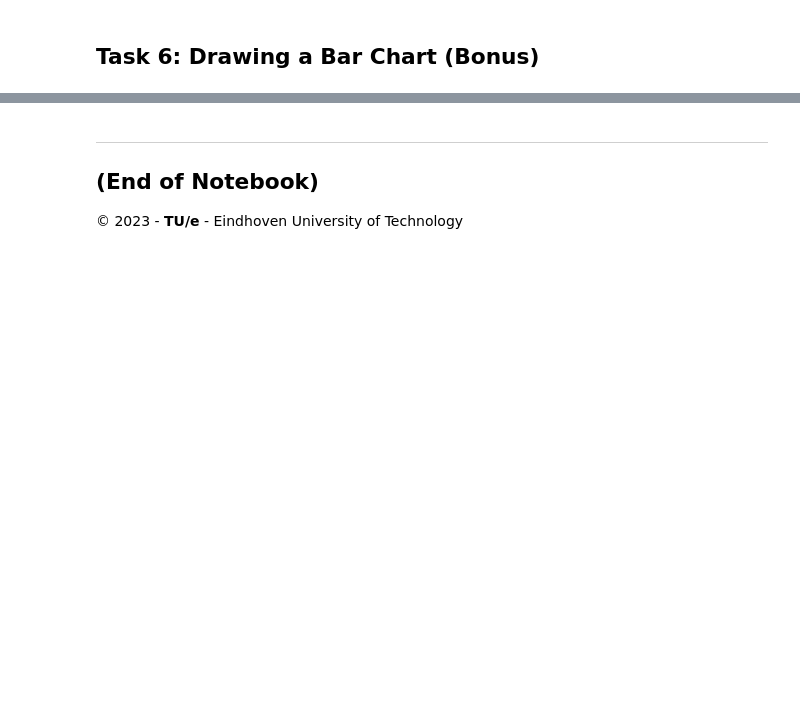
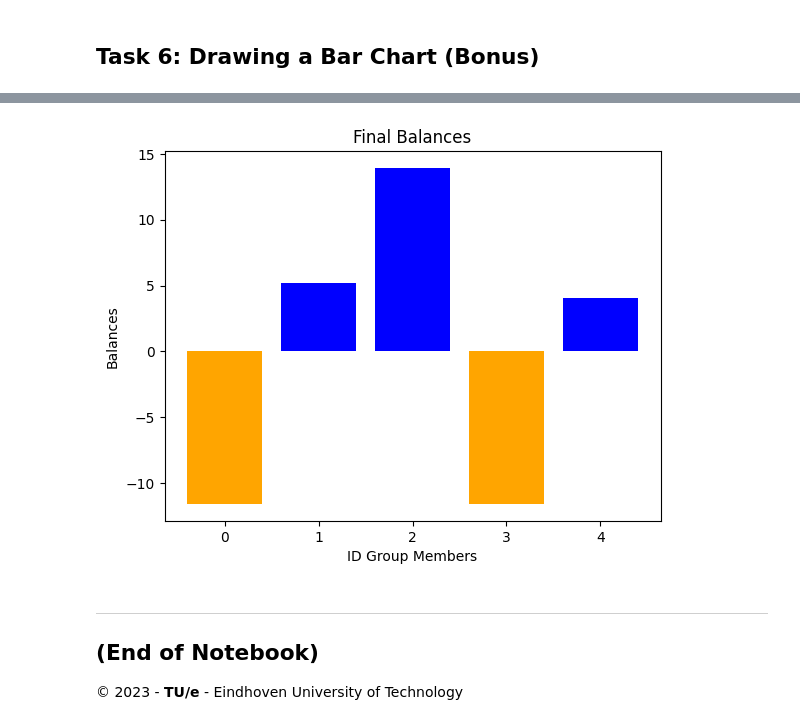
Before and after one commit to skyrimer/tue-assignments, a Jupyter notebook: Assignment-1-template.ipynb, the cells around one changed output, grey strips where cells are left out. Saved outputs shown, nothing was run; the diff lists cells and outputs as text; code cells hidden in the pictures; blank space fills up the shorter version.

```diff
--- a/Assignment-1-template.ipynb
+++ b/Assignment-1-template.ipynb
@@ -761,3 +782,36 @@ bar_chart(data)
+# %%
+#// BEGIN_TODO [bar_chart] Drawing a bar chart
+# TODO: do we need doctests, and if yes, then in which form
+def bar_chart(balances_list: List[float],
+              color_positive="blue",
+              color_negative="orange",
+              xlabel="ID Group Members",
+              ylabel="Balances",
+              title="Final Balances") -> None:
+    """Draws a bar chart with positive and negative values highlighted differently
+
+    Args:
+        balances_list (List[float]): list of floats to plot. Indexes are taken to be x values
+    """
+
+    positive_values = [max(val, 0) for val in balances_list]
+    negative_values = [min(val, 0) for val in balances_list]
+
+    purchaser_id_list = range(len(balances_list))
+
+    plt.bar(purchaser_id_list, positive_values, color=color_positive)
+    plt.bar(purchaser_id_list, negative_values, color=color_negative)
+    plt.xlabel(xlabel)
+    plt.ylabel(ylabel)
+    plt.title(title)
+
+    plt.show()
+
+#// END_TODO [bar_chart]
+data = simplified_splitser(5, [12.45, 1, 15.6, 4, 25.5, 2, 4.30, 1])
+bar_chart(data)
+# %% [output]
+[figure, added]
 # %% [markdown]
 ---
 
```
Also changed, not shown: parts of 6 cells of this notebook.
